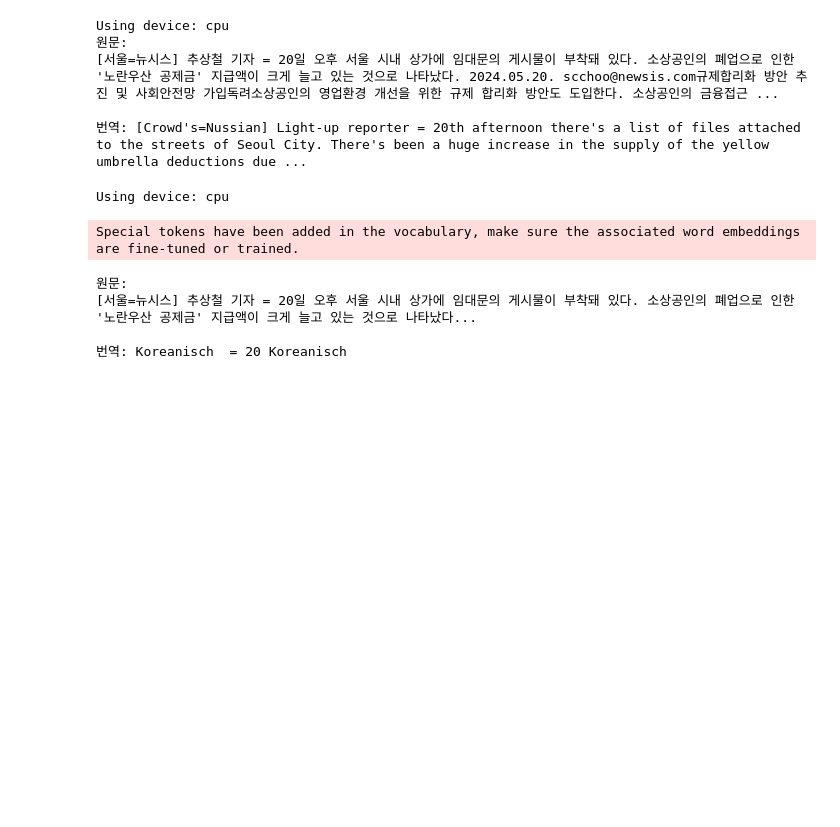
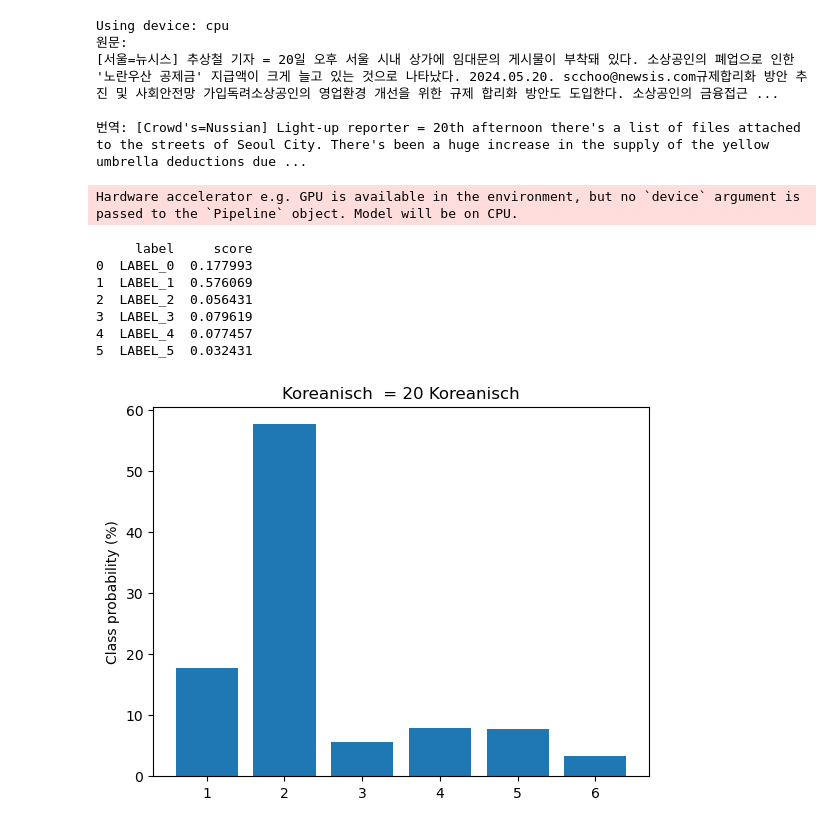
Before and after one commit to rhkddud0310/HaruSijack, a Jupyter notebook: DataAnalysis/Analysis/RND_NLP_transformer/NewsData/googleTranselater.ipynb, the cells around one changed output. Cells and saved outputs as stored; diff of their text form; code cells hidden in the pictures; blank space fills up the shorter version.

```diff
--- a/DataAnalysis/Analysis/RND_NLP_transformer/NewsData/googleTranselater.ipynb
+++ b/DataAnalysis/Analysis/RND_NLP_transformer/NewsData/googleTranselater.ipynb
@@ -243,30 +243,35 @@ Using device: cpu
 
 번역: [Crowd's=Nussian] Light-up reporter = 20th afternoon there's a list of files attached to the streets of Seoul City. There's been a huge increase in the supply of the yellow umbrella deductions due ...
 # %%
+from transformers import pipeline
+#
+model_id= "pulpilisory/distilbert-base-uncased-finetuned-emotion"
+classifier = pipeline("text-classification", model = model_id)
 # 0 Greys sadness
 # 1 Blues joy
 # 2 Oranges love
 # 3 Reds anger
 # 4 Purples fear
 # 5 Greens surprise
 #'韓 경제침탈 주도' 얼굴 박힌 1만엔 신권, 일본에 풀렸다
 import pandas as pd
 import matplotlib.pyplot as plt
-custom_tweet= """
-‘3-piece set’ of financial support for small business owners… Delivery and electricity bills are also supported.
-"""
+custom_tweet=translated_text
 preds = classifier(custom_tweet,return_all_scores=True)
 preds_df = pd.DataFrame(preds[0])
 labels = [i for i in range(1,7)]
 print(preds_df)
 plt.bar(labels, 100*preds_df['score'], color ='C0')
 plt.title(f"{custom_tweet}")
 plt.ylabel("Class probability (%)")
 plt.show()
 # %% [output]
-Using device: cpu
+Hardware accelerator e.g. GPU is available in the environment, but no `device` argument is passed to the `Pipeline` object. Model will be on CPU.
-Special tokens have been added in the vocabulary, make sure the associated word embeddings are fine-tuned or trained.
+     label     score
+0  LABEL_0  0.177993
+1  LABEL_1  0.576069
+2  LABEL_2  0.056431
+3  LABEL_3  0.079619
+4  LABEL_4  0.077457
+5  LABEL_5  0.032431
-원문:
-[서울=뉴시스] 추상철 기자 = 20일 오후 서울 시내 상가에 임대문의 게시물이 부착돼 있다. 소상공인의 폐업으로 인한 '노란우산 공제금' 지급액이 크게 늘고 있는 것으로 나타났다...
-
-번역: Koreanisch  = 20 Koreanisch
+[figure, added]
```
Also changed, not shown: 4 other files.
